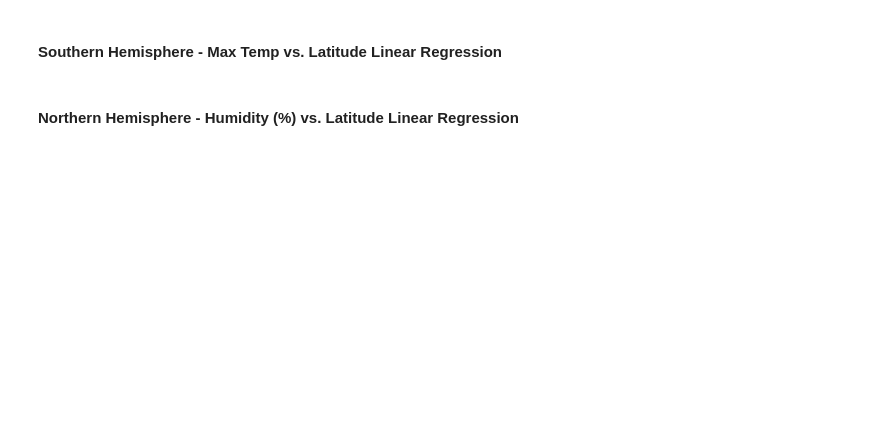
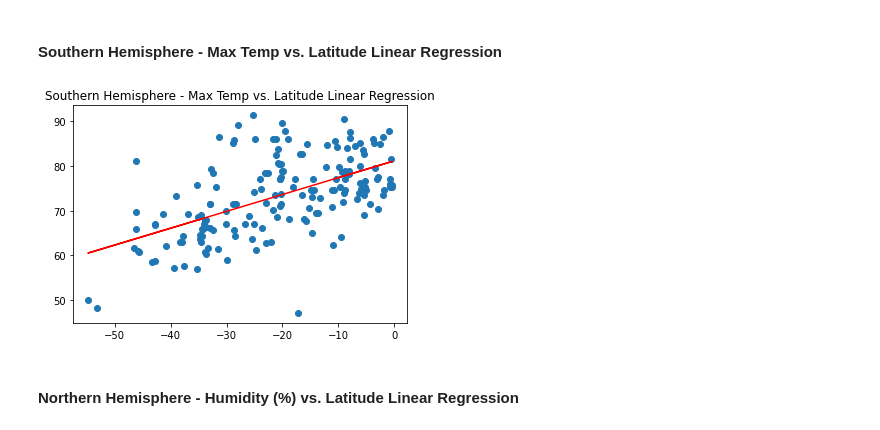
Before and after one commit to emedina2/python-api-challenge, a Jupyter notebook: starter_code/WeatherPy.ipynb, the cells around one changed output. Cells and saved outputs as stored; diff of their text form; code cells hidden in the pictures; blank space fills up the shorter version.

```diff
--- a/starter_code/WeatherPy.ipynb
+++ b/starter_code/WeatherPy.ipynb
@@ -248,8 +255,15 @@ line_eq = "y = " + str(round(slope,2)) + "x + " + str(round(intercept,2))
 # %% [markdown]
 ####  Southern Hemisphere - Max Temp vs. Latitude Linear Regression
 # %%
-(slope, intercept, rvalue, pvalue, stderr) = linregress(southern_hem_df['Temperatures (F)'], southern_hem_df['Latitude'])
+(slope, intercept, rvalue, pvalue, stderr) = linregress(southern_hem_df['Latitude'], southern_hem_df['Temperatures (F)'])
 line_eq = "y = " + str(round(slope,2)) + "x + " + str(round(intercept,2))
+regress_values = southern_hem_df['Latitude'] * slope + intercept
+plt.plot(southern_hem_df['Latitude'], regress_values, "r-")
+plt.scatter(southern_hem_df['Latitude'], southern_hem_df['Temperatures (F)'])
+plt.title('Southern Hemisphere - Max Temp vs. Latitude Linear Regression')
+plt.show()
+# %% [output]
+[figure, added]
 # %% [markdown]
 ####  Northern Hemisphere - Humidity (%) vs. Latitude Linear Regression
 # %%
```
Also changed, not shown: parts of 7 cells of this notebook.
